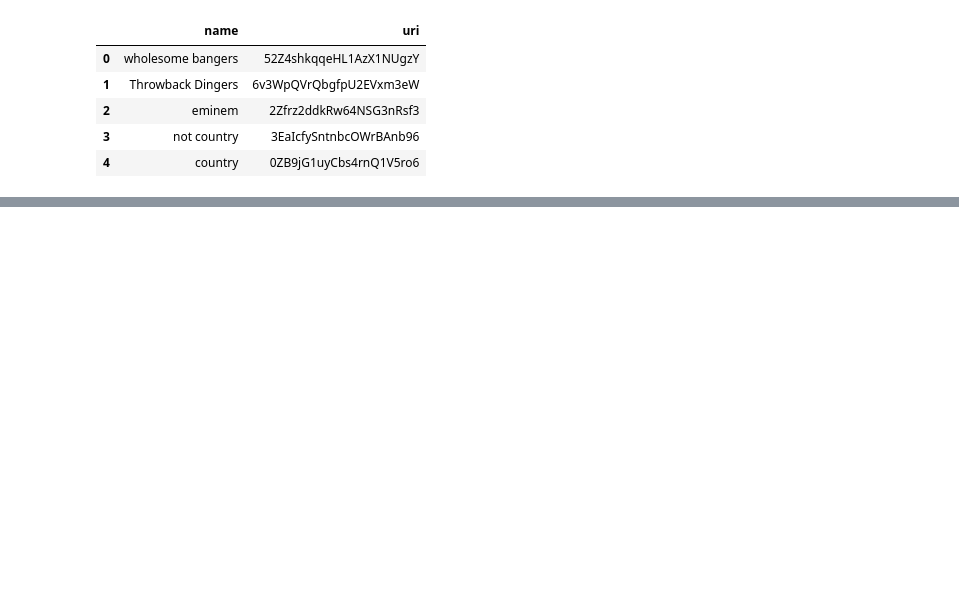
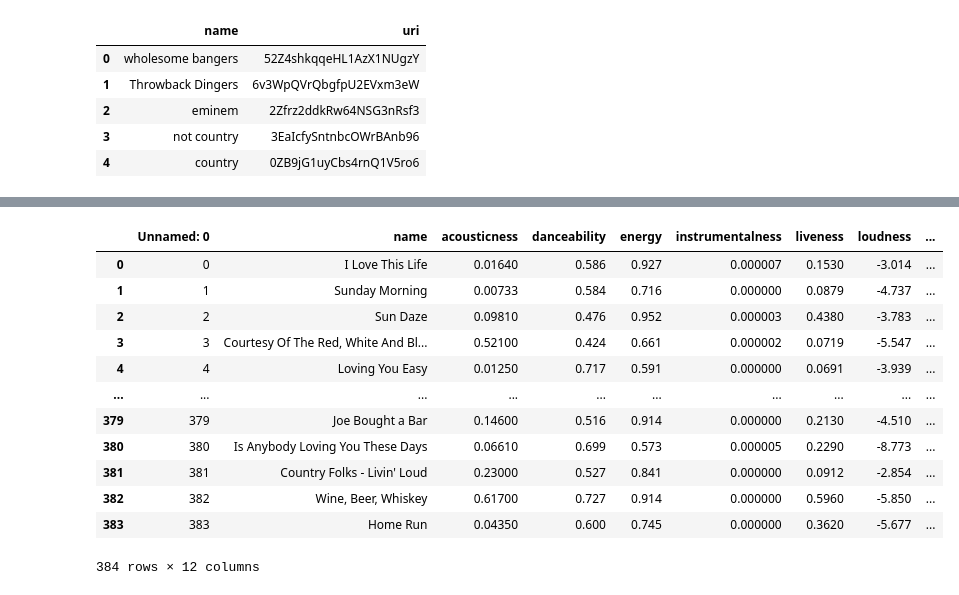
Before and after one commit to michaelmoschitto/AISongRecommender, a Jupyter notebook: AISongRecommender.ipynb, the cells around one changed output, grey strips where cells are left out. Saved outputs shown, nothing was run; the diff lists cells and outputs as text; code cells hidden in the pictures; blank space fills up the shorter version.

```diff
--- a/AISongRecommender.ipynb
+++ b/AISongRecommender.ipynb
@@ -63,0 +170,30 @@ SpotifyException: http status: 404, code:-1 - https://api.spotify.com/v1/audio-a
+# %%
+import os
+
+username = 'mikeydays'
+playlist = 'country'
+
+path = './Data/{}/{}'.format(username, playlist)
+
+if not os.path.exists(path):
+    os.makedirs(path)
+
+csvPath = os.path.join(path, 'SongFeatures.csv')
+audioFeaturesDF.to_csv(csvPath)
+# audioFeaturesDF.to_csv(r'./{}/{}/SongFeatures.csv'.format('mikeydays', 'country'))
+# %%
+pd.read_csv(csvPath)
+# %% [output]
+|  | Unnamed: 0 | name | acousticness | danceability | energy | instrumentalness | liveness | loudness | ... |
+| 0 | 0 | I Love This Life | 0.01640 | 0.586 | 0.927 | 0.000007 | 0.1530 | -3.014 | ... |
+| 1 | 1 | Sunday Morning | 0.00733 | 0.584 | 0.716 | 0.000000 | 0.0879 | -4.737 | ... |
+| 2 | 2 | Sun Daze | 0.09810 | 0.476 | 0.952 | 0.000003 | 0.4380 | -3.783 | ... |
+| 3 | 3 | Courtesy Of The Red, White And Bl... | 0.52100 | 0.424 | 0.661 | 0.000002 | 0.0719 | -5.547 | ... |
+| 4 | 4 | Loving You Easy | 0.01250 | 0.717 | 0.591 | 0.000000 | 0.0691 | -3.939 | ... |
+| ... | ... | ... | ... | ... | ... | ... | ... | ... | ... |
+| 379 | 379 | Joe Bought a Bar | 0.14600 | 0.516 | 0.914 | 0.000000 | 0.2130 | -4.510 | ... |
+| 380 | 380 | Is Anybody Loving You These Days | 0.06610 | 0.699 | 0.573 | 0.000005 | 0.2290 | -8.773 | ... |
+| 381 | 381 | Country Folks - Livin' Loud | 0.23000 | 0.527 | 0.841 | 0.000000 | 0.0912 | -2.854 | ... |
+| 382 | 382 | Wine, Beer, Whiskey | 0.61700 | 0.727 | 0.914 | 0.000000 | 0.5960 | -5.850 | ... |
+| 383 | 383 | Home Run | 0.04350 | 0.600 | 0.745 | 0.000000 | 0.3620 | -5.677 | ... |
+384 rows × 12 columns
```
Also changed, not shown: parts of 6 cells of this notebook, 5 other files.
